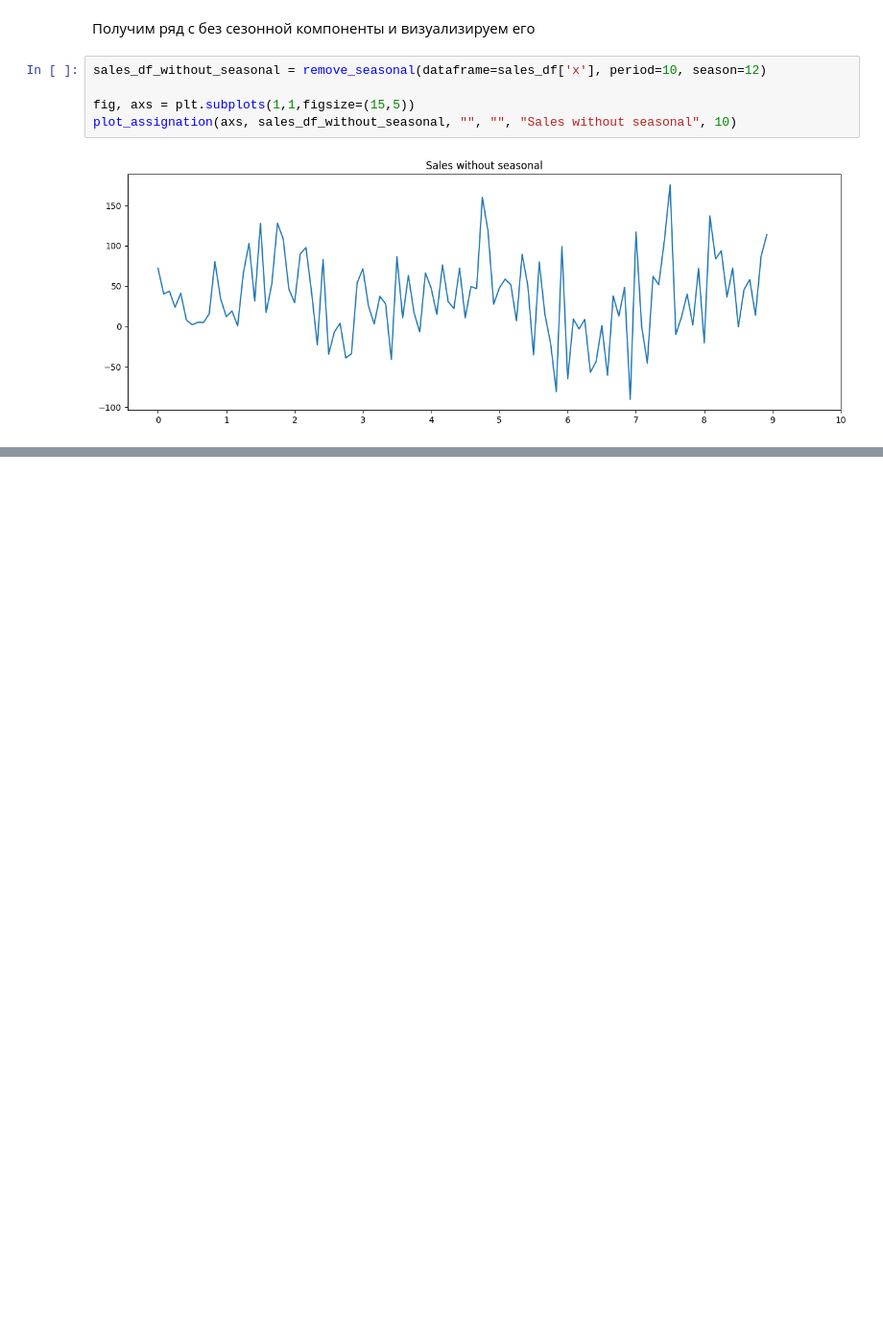
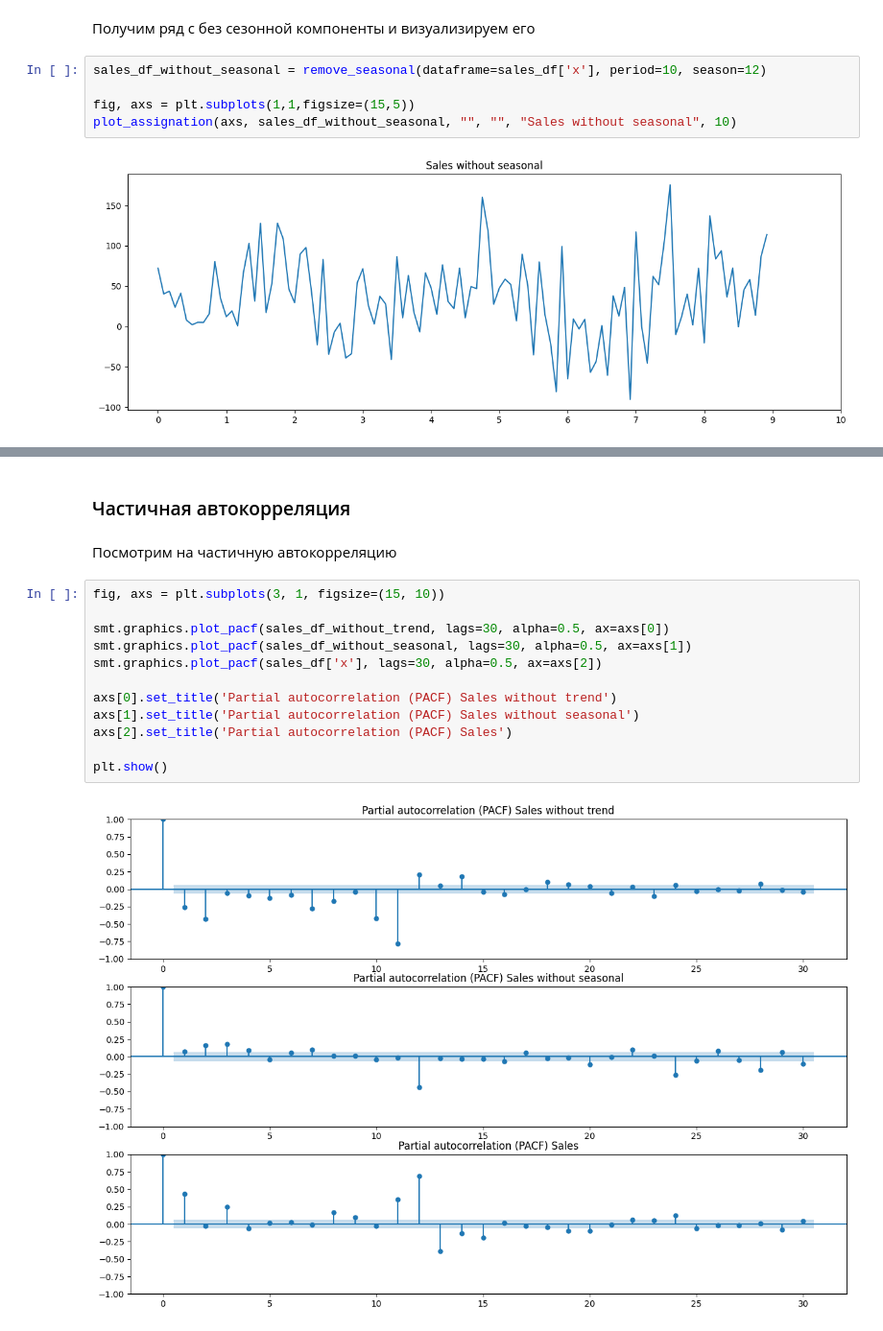
Before and after one commit to alexvilno/PSU_TIMESERIES, a Jupyter notebook: homework3/homework.ipynb, the cells around one changed output, grey strips where cells are left out. Shown: that part at 96% size. Drawn from its saved outputs; the diff is of its cells as text; blank space fills up the shorter version.

```diff
--- a/homework3/homework.ipynb
+++ b/homework3/homework.ipynb
@@ -179,0 +221,18 @@ plot_assignation(axs, sales_df_without_seasonal, "", "", "Sales without seasonal
+# %% [markdown]
+### Частичная автокорреляция <a id="pacf"></a>
+# %% [markdown]
+Посмотрим на частичную автокорреляцию
+# %%
+fig, axs = plt.subplots(3, 1, figsize=(15, 10))
+
+smt.graphics.plot_pacf(sales_df_without_trend, lags=30, alpha=0.5, ax=axs[0])
+smt.graphics.plot_pacf(sales_df_without_seasonal, lags=30, alpha=0.5, ax=axs[1])
+smt.graphics.plot_pacf(sales_df['x'], lags=30, alpha=0.5, ax=axs[2])
+
+axs[0].set_title('Partial autocorrelation (PACF) Sales without trend')
+axs[1].set_title('Partial autocorrelation (PACF) Sales without seasonal')
+axs[2].set_title('Partial autocorrelation (PACF) Sales')
+
+plt.show()
+# %% [output]
+[figure, added]
```
Also changed, not shown: parts of 6 cells of this notebook.
